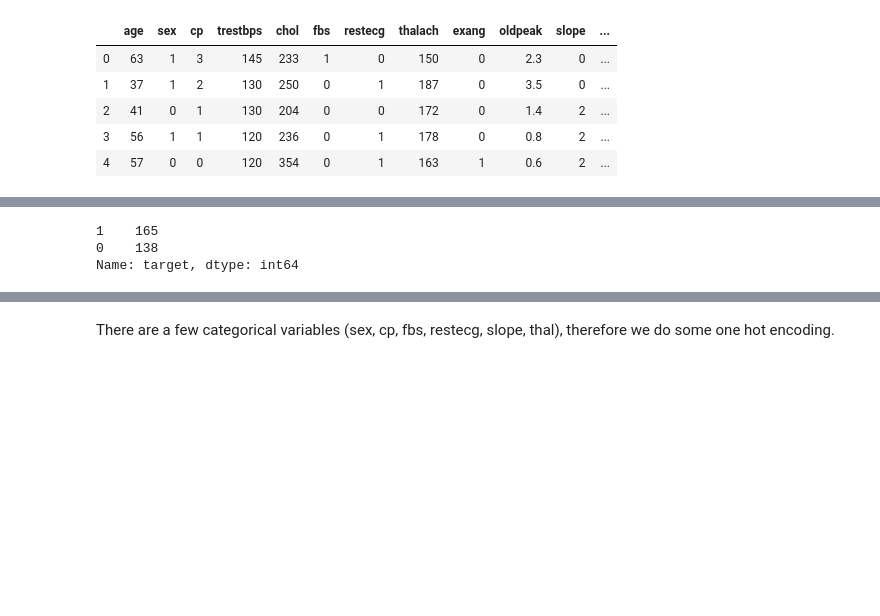
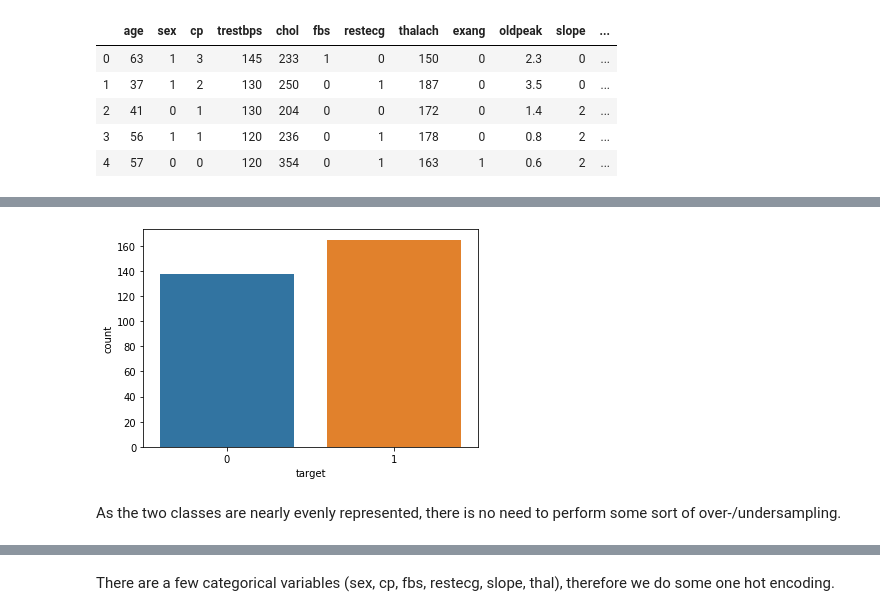
Before and after one commit to theGreatRaphael/ML_Task1, a Jupyter notebook: Exercise2/heartdisease.ipynb, the cells around one changed output, grey strips where cells are left out. Drawn from its saved outputs; the diff is of its cells as text; code cells hidden in the pictures; blank space fills up the shorter version.

Commit message:
added score history, feature selection, plots etc.

```diff
--- a/Exercise2/heartdisease.ipynb
+++ b/Exercise2/heartdisease.ipynb
@@ -61,9 +61,10 @@ heart_disease.describe()
 | 50% | 55.000000 | 1.000000 | 1.000000 | 130.000000 | 240.000000 | 0.000000 | 1.000000 | 153.000000 | 0.000000 | 0.800000 | 1.000000 | ... |
 | 75% | 61.000000 | 1.000000 | 2.000000 | 140.000000 | 274.500000 | 0.000000 | 1.000000 | 166.000000 | 1.000000 | 1.600000 | 2.000000 | ... |
 | max | 77.000000 | 1.000000 | 3.000000 | 200.000000 | 564.000000 | 1.000000 | 2.000000 | 202.000000 | 1.000000 | 6.200000 | 2.000000 | ... |
-# %%
-heart_disease['target'].value_counts()
-# %% [output]
-1    165
-0    138
-Name: target, dtype: int64
+# %%
+sns.countplot(x="target", data=heart_disease)
+plt.show()
+# %% [output]
+[figure, added]
+# %% [markdown]
+As the two classes are nearly evenly represented, there is no need to perform some sort of over-/undersampling.
```
Also changed, not shown: parts of 68 cells of this notebook.
